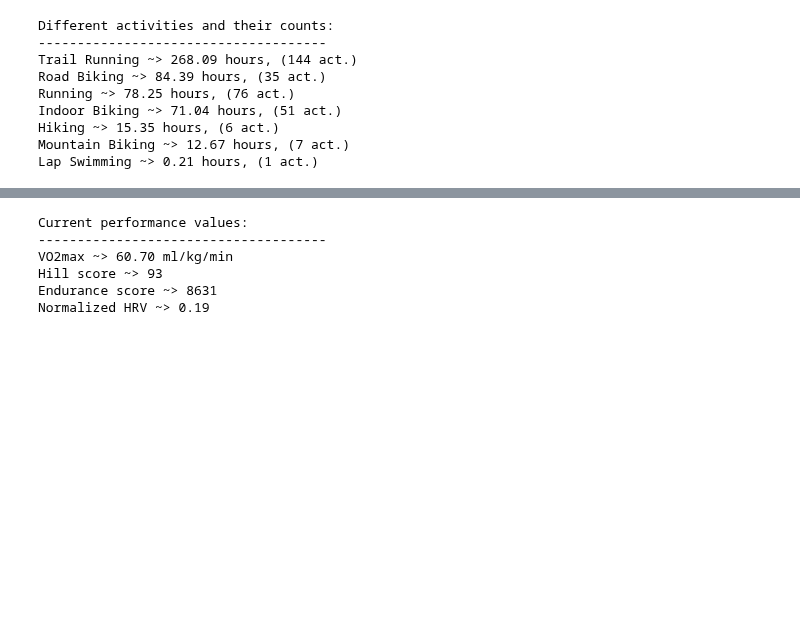
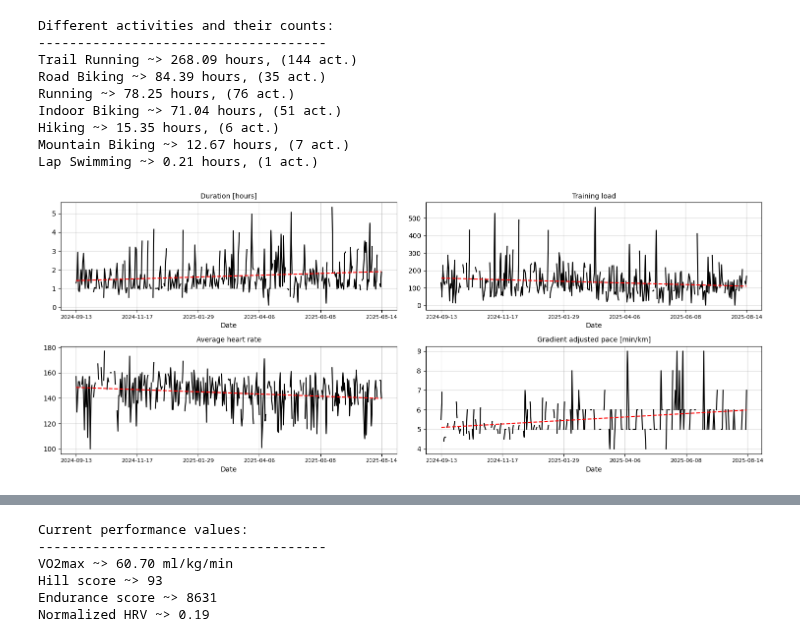
Before and after one commit to 1312Bravo/TrainingPeaks_customLog, a Jupyter notebook: analysis_sandbox/sandbox.ipynb, the cells around one changed output, grey strips where cells are left out. Cells and saved outputs as stored; diff of their text form; code cells hidden in the pictures; blank space fills up the shorter version.

```diff
--- a/analysis_sandbox/sandbox.ipynb
+++ b/analysis_sandbox/sandbox.ipynb
@@ -50,9 +52,11 @@ for data in [daily_log_df, tp_log_df]:
         except ValueError:
             pass
 
-# Date
+# Date & Datetime
 daily_log_df["Date"] = pd.to_datetime(daily_log_df[["Year", "Month", "Day"]]).dt.date
 tp_log_df["Date"] = pd.to_datetime(tp_log_df[["Year", "Month", "Day"]]).dt.date
+daily_log_df["Datetime"] = pd.to_datetime(daily_log_df[["Year", "Month", "Day"]])
+tp_log_df["Datetime"] = pd.to_datetime(tp_log_df[["Year", "Month", "Day"]])
 
 # Sort by date
 daily_log_df = daily_log_df.sort_values(by="Date").reset_index(drop=True)
@@ -125,3 +131,37 @@ Indoor Biking ~> 71.04 hours, (51 act.)
 Hiking ~> 15.35 hours, (6 act.)
 Mountain Biking ~> 12.67 hours, (7 act.)
 Lap Swimming ~> 0.21 hours, (1 act.)
+# %%
+# Some Training log trends
+
+fig, ax = plt.subplots(2, 2, figsize=(15, 6))
+indices = np.arange(0, len(tp_log_df["Datetime"]))
+
+ax[0,0].set_title("Duration [hours]", fontsize=10)
+ax[0,0].plot(indices, tp_log_df["Duration [h]"], label="VO2max", color="black")
+sns.regplot(x=indices, y=tp_log_df["Duration [h]"], color="red", line_kws={"linestyle":"--", "linewidth":1.5}, ci=None, scatter=False, ax=ax[0,0])
+
+ax[0,1].set_title("Training load", fontsize=10)
+ax[0,1].plot(indices, tp_log_df["Training load"], label="VO2max", color="black")
+sns.regplot(x=indices, y=tp_log_df["Training load"], color="red", line_kws={"linestyle":"--", "linewidth":1.5}, ci=None, scatter=False, ax=ax[0,1])
+
+ax[1,0].set_title("Average heart rate", fontsize=10)
+ax[1,0].plot(indices, tp_log_df["Average heart rate"], label="VO2max", color="black")
+sns.regplot(x=indices, y=tp_log_df["Average heart rate"], color="red", line_kws={"linestyle":"--", "linewidth":1.5}, ci=None, scatter=False, ax=ax[1,0])
+
+ax[1,1].set_title("Gradient adjusted pace [min/km]", fontsize=10)
+ax[1,1].plot(indices, tp_log_df["Gradient adjusted pace [min/km]"], label="VO2max", color="black")
+sns.regplot(x=indices, y=tp_log_df["Gradient adjusted pace [min/km]"], color="red", line_kws={"linestyle":"--", "linewidth":1.5}, ci=None, scatter=False, ax=ax[1,1])
+
+for i in [0,1]:
+    for j in [0,1]:
+        ax[i,j].set_xticks(indices[::max(1, len(indices)//5)])
+        ax[i,j].set_xticklabels(tp_log_df["Datetime"].dt.strftime("%Y-%m-%d")[::max(1, len(indices)//5)], fontsize=8, rotation=0)
+        ax[i,j].set_xlabel("Date")
+        ax[i,j].set_ylabel("")
+        ax[i,j].grid(alpha=.5)
+
+plt.tight_layout()
+plt.show()
+# %% [output]
+[figure, added]
```
Also changed, not shown: parts of 7 cells of this notebook.
